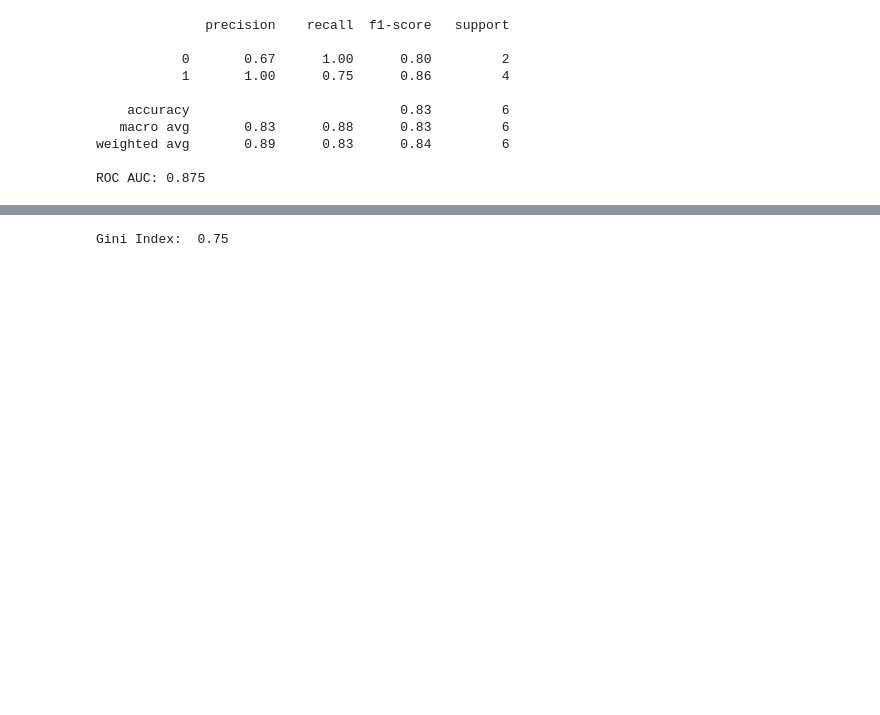
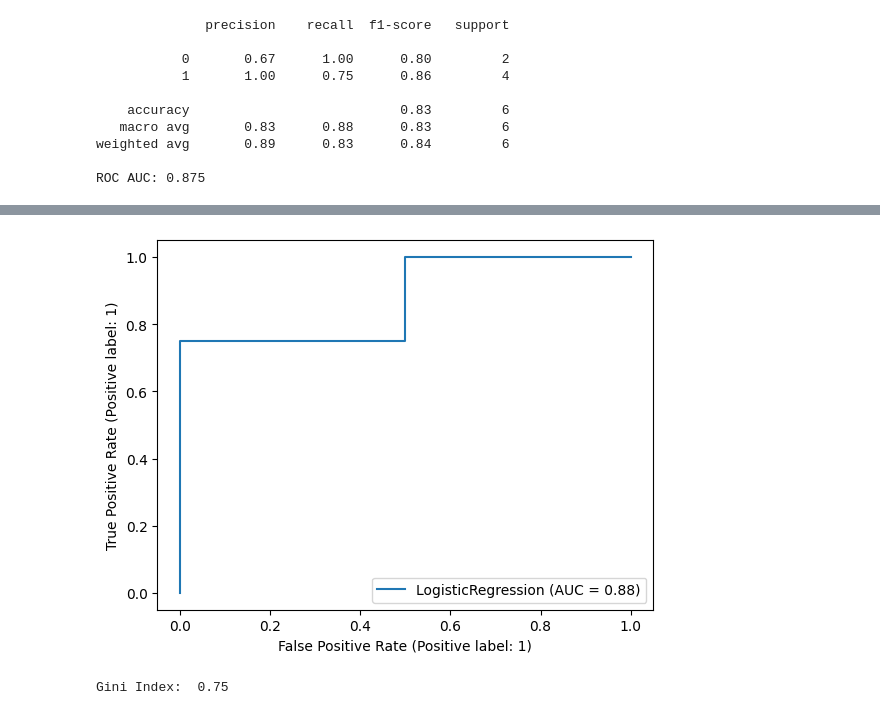
Before and after one commit to jflorescuba/Machine_learning, a Jupyter notebook: GLM_models/Insurance/model.ipynb, the cells around one changed output, grey strips where cells are left out. Saved outputs shown, nothing was run; the diff lists cells and outputs as text; code cells hidden in the pictures; blank space fills up the shorter version.

```diff
--- a/GLM_models/Insurance/model.ipynb
+++ b/GLM_models/Insurance/model.ipynb
@@ -80,3 +107,7 @@ ROC AUC: 0.875
+# %%
+RocCurveDisplay.from_estimator(model, X_test, y_test);
+# %% [output]
+[figure, added]
 # %%
 # Calculate the Gini Index
 gini = 2*auc-1
```
Also changed, not shown: parts of 5 cells of this notebook, 3 other files.
